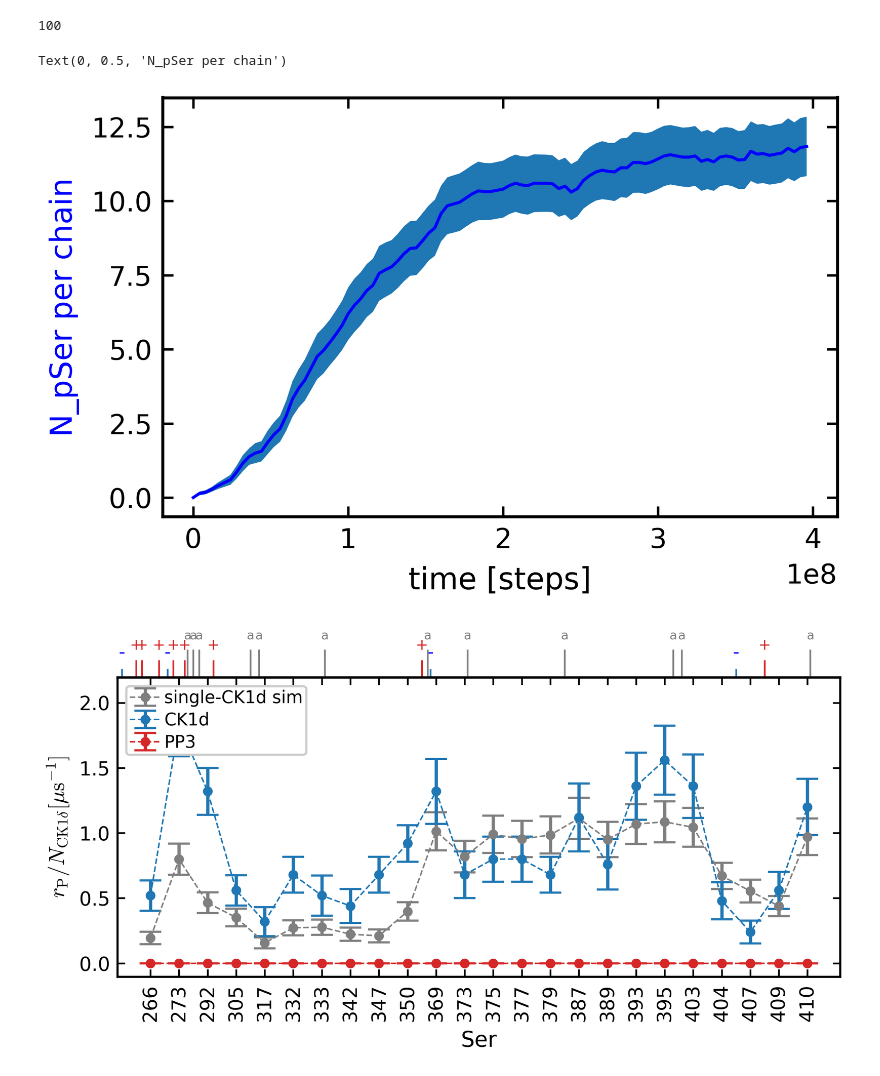
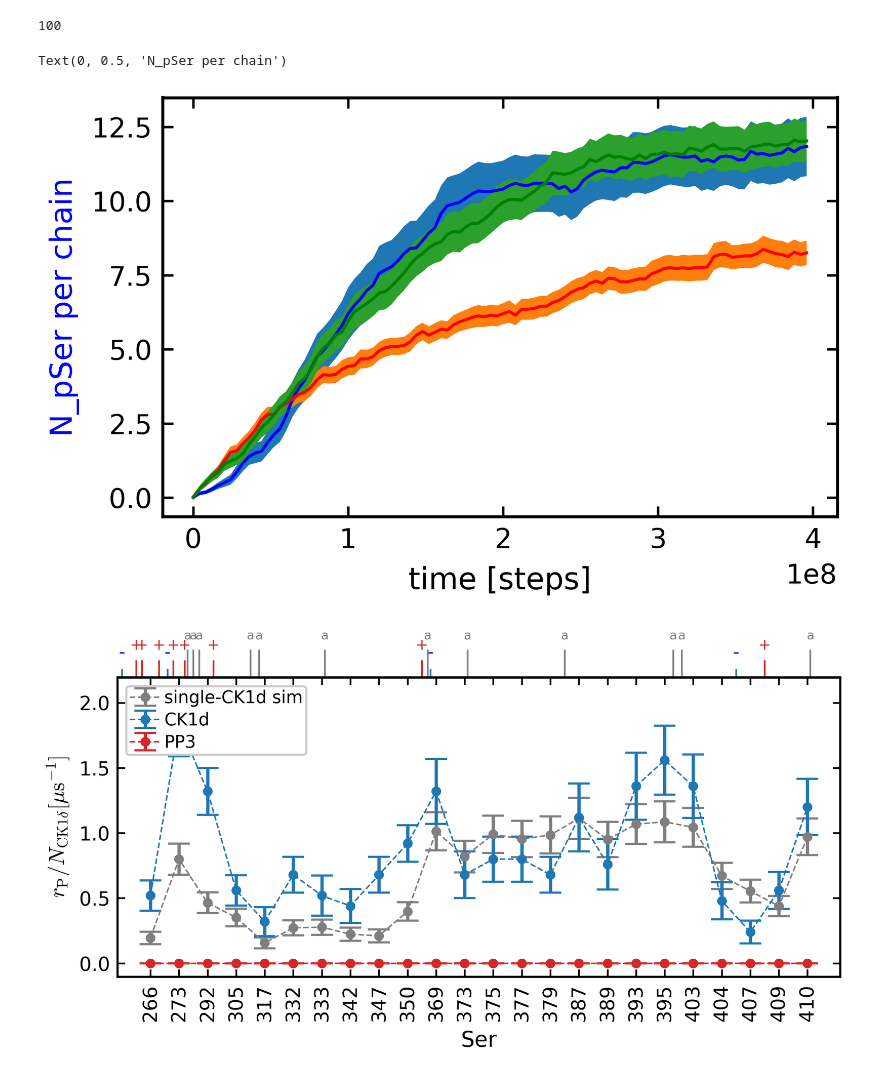
Before and after one commit to ezippo/HPA, a Jupyter notebook: rates_notebook.ipynb, the cells around one changed output. Drawn from its saved outputs; the diff is of its cells as text; code cells hidden in the pictures.

```diff
--- a/rates_notebook.ipynb
+++ b/rates_notebook.ipynb
@@ -87,4 +87,6 @@ plt.show()
 [figure]
 # %% [markdown]
 ## 2 TDP-43 LCD, 1 CK1d, 1 pp3
+# %%
+path1 = '/localscratch/zippoema/mogon/mogonII_lustre/project_condensate_ness/2-tdp43-lcd_1-ck1d-open_1-pp3/'
 # %%
@@ -124,24 +142,36 @@ len(times)
 # %% [output]
 100
 # %%
-pSer, d_pSer = pSer_per_chain(dirpath=path_new+'sim_ph_2-tdp43-lcd_1-ck1d-open_1-pp3/',
+pSer, d_pSer = pSer_per_chain(dirpath=path1+'sim_ph_2-tdp43-lcd_1-ck1d-open_1-pp3/',
                                               file_suffix='2-tdp43-lcd_com-ck1d-open_com-pp3_CAL3_ph_dump.gsd',
                                               ser_l=ser_i, n_sims=25, times=times)
+# %%
+pSer_dmu5, d_pSer_dmu5 = pSer_per_chain(dirpath=path1+'sim_dmu-5_0_2-tdp43-lcd_1-ck1d-open_1-pp3/',
+                                              file_suffix='2-tdp43-lcd_com-ck1d-open_com-pp3_CAL3_dmu-5_0_dump.gsd',
+                                              ser_l=ser_i, n_sims=20, times=times)
+# %%
+pSer_dmu10, d_pSer_dmu10 = pSer_per_chain(dirpath=path1+'sim_dmu-10_0_2-tdp43-lcd_1-ck1d-open_1-pp3/',
+                                              file_suffix='2-tdp43-lcd_com-ck1d-open_com-pp3_CAL3_dmu-10_0_dump.gsd',
+                                              ser_l=ser_i, n_sims=20, times=times)
 # %%
 time_step = times*200000
 
 fig, ax1 = plt.subplots(figsize=(4, 2.5))
 
 # Plot the first array with the primary y-axis
 ax1.plot(time_step, pSer, 'b')
 ax1.fill_between(time_step, pSer-d_pSer, pSer+d_pSer)
+ax1.plot(time_step, pSer_dmu5, 'r')
+ax1.fill_between(time_step, pSer_dmu5-d_pSer_dmu5, pSer_dmu5+d_pSer_dmu5)
+ax1.plot(time_step, pSer_dmu10, 'g')
+ax1.fill_between(time_step, pSer_dmu10-d_pSer_dmu10, pSer_dmu10+d_pSer_dmu10)
 ax1.set_xlabel('time [steps]')
 ax1.set_ylabel('N_pSer per chain', color='b')
 
 #ax1.legend(ncols=3, loc='lower right')
 # %% [output]
 Text(0, 0.5, 'N_pSer per chain')
-[figure, old version]
+[figure, new version]
 # %%
 f, ax1 = plt.subplots(figsize=(6,2.5))
 
```
Also changed, not shown: parts of 5 cells of this notebook, 3 other files.
